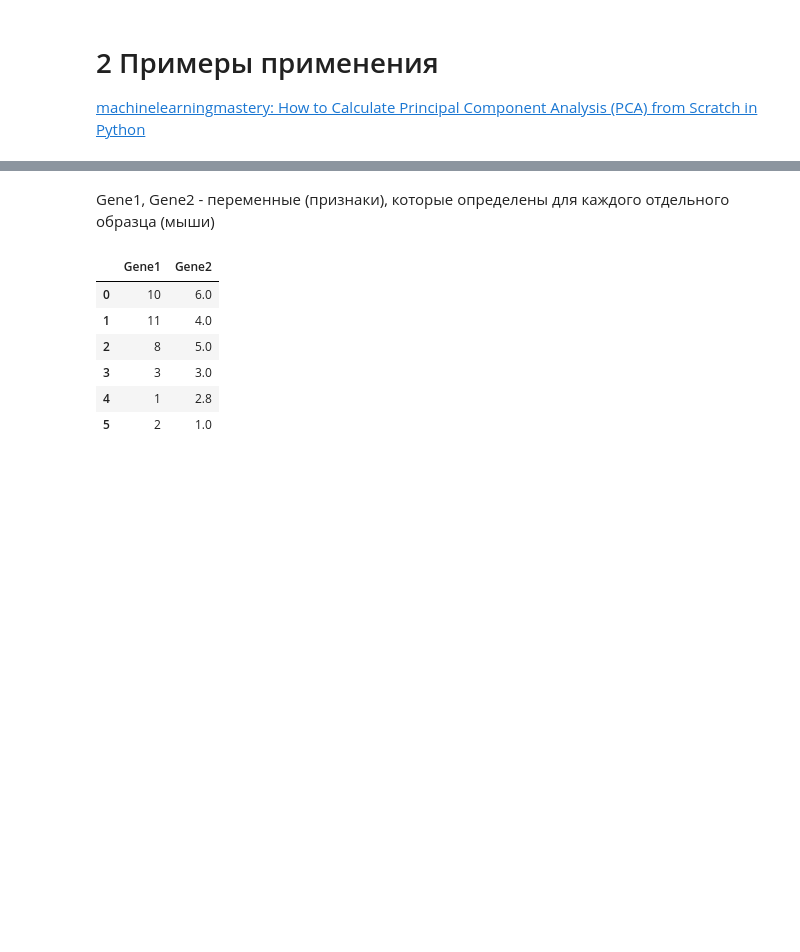
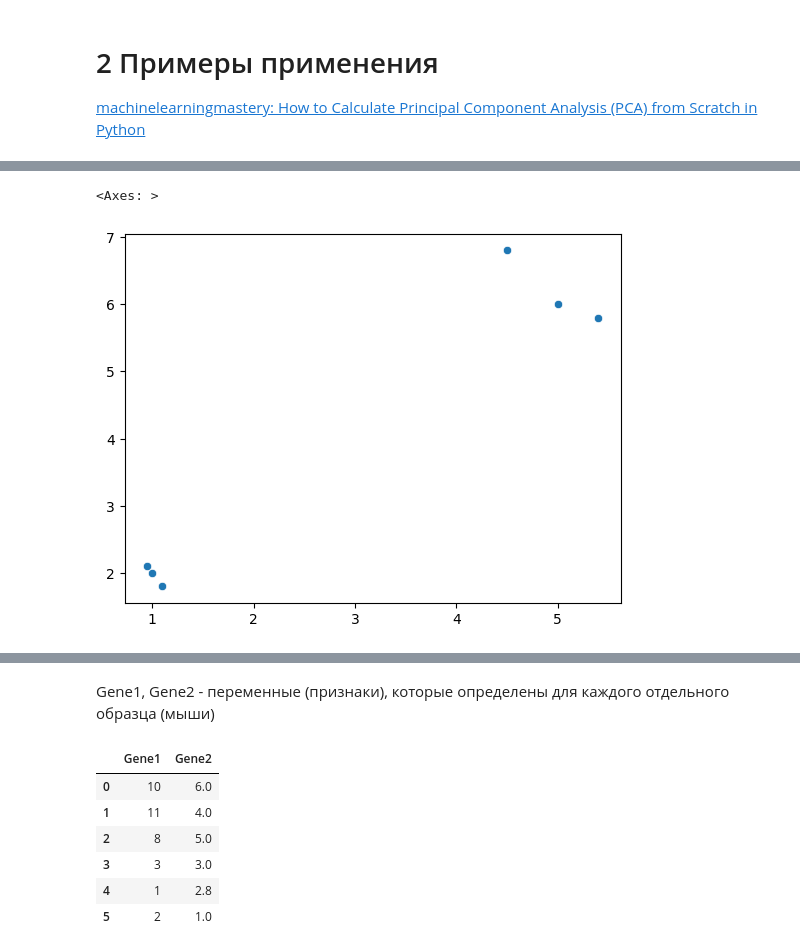
Before and after one commit to bondaleksey/learning-curve-first-steps, a Jupyter notebook: random_topics/PCA.ipynb, the cells around one changed output, grey strips where cells are left out. Cells and saved outputs as stored; diff of their text form; code cells hidden in the pictures; blank space fills up the shorter version.

```diff
--- a/random_topics/PCA.ipynb
+++ b/random_topics/PCA.ipynb
@@ -20,0 +153,5 @@
+# %%
+sns.scatterplot(x=A[:,0], y=A[:,1])
+# %% [output]
+<Axes: >
+[figure, added]
```
Also changed, not shown: parts of 33 cells of this notebook.
